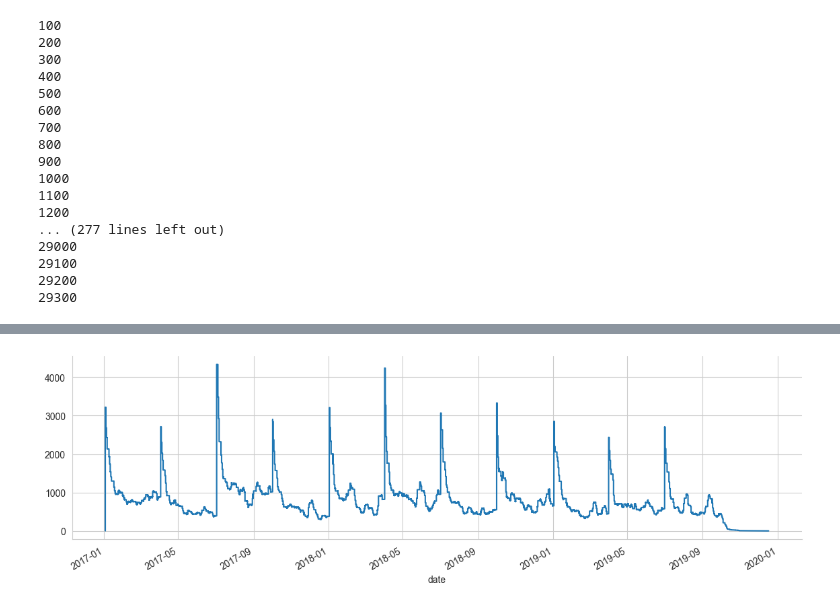
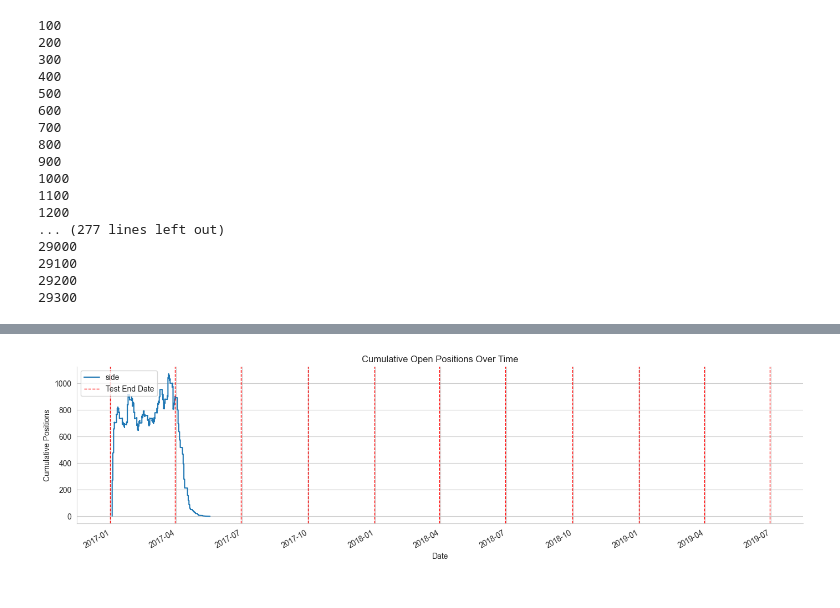
Before and after one commit to alanwnl/machine-learning-for-trading, a Jupyter notebook: 09_time_series_models/06_statistical_arbitrage_with_cointegrated_pairs.ipynb, the cells around one changed output, grey strips where cells are left out. Cells and saved outputs as stored; diff of their text form; code cells hidden in the pictures.

Commit message:
Fixed the def get_trades(data):

```diff
--- a/09_time_series_models/06_statistical_arbitrage_with_cointegrated_pairs.ipynb
+++ b/09_time_series_models/06_statistical_arbitrage_with_cointegrated_pairs.ipynb
@@ -1504,8 +1482,23 @@ pair_trade_data.head()
-# %%
-trades = pair_trade_data['side'].copy()
-trades.loc[trades != 0] = 1
-trades.loc[trades == 0] = -1
-trades.sort_index().cumsum().plot(figsize=(14, 4))
-sns.despine()
-# %% [output]
-[figure, removed]
+# %%
+trades =pair_trade_data[pair_trade_data['period'] == 1]['side'].copy()
+trades.loc[trades != 0] = 1
+trades.loc[trades == 0] = -1
+
+# Compute the cumulative sum and plot
+ax = trades.sort_index().cumsum().plot(figsize=(14, 4))
+
+# Add vertical dashed lines at each date
+for date in dates:
+    ax.axvline(x=date, color='red', linestyle='--', linewidth=1, label='Test End Date' if date == dates[0] else None)
+
+# Add labels and title for clarity
+ax.set_title('Cumulative Open Positions Over Time')
+ax.set_xlabel('Date')
+ax.set_ylabel('Cumulative Positions')
+ax.legend(loc='upper left')
+
+sns.despine()
+plt.tight_layout()
+plt.show()
+# %% [output]
+[figure, added]
```
Also changed, not shown: parts of 19 cells of this notebook, 1 other file.
